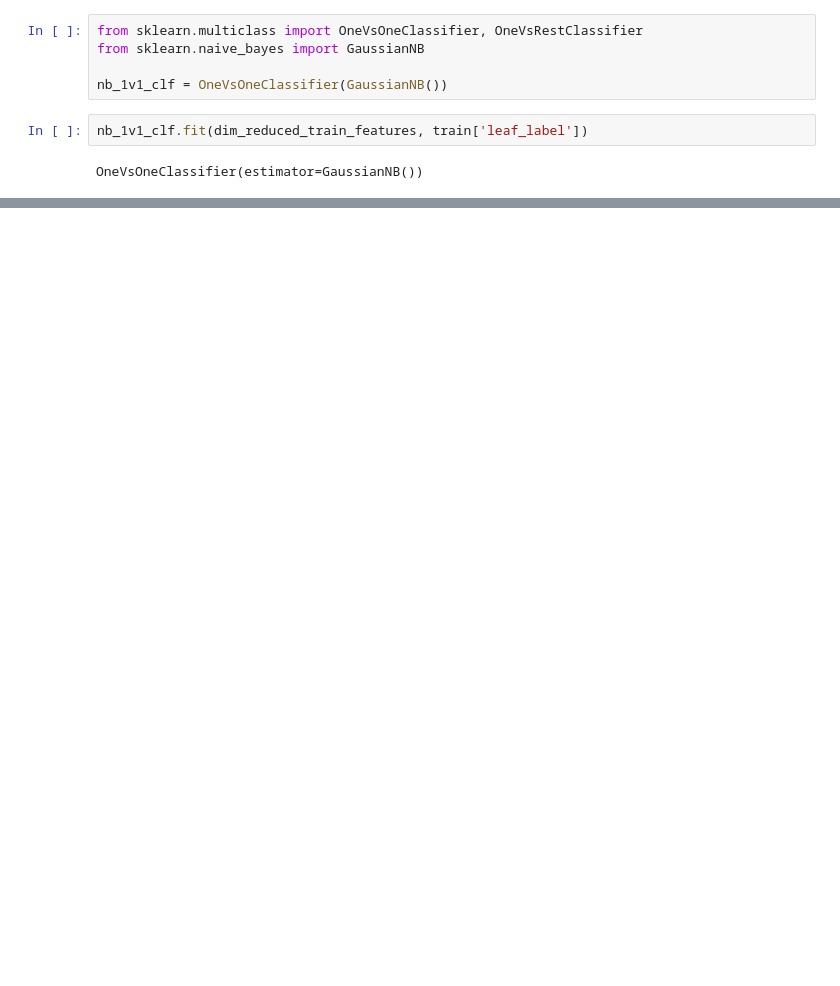
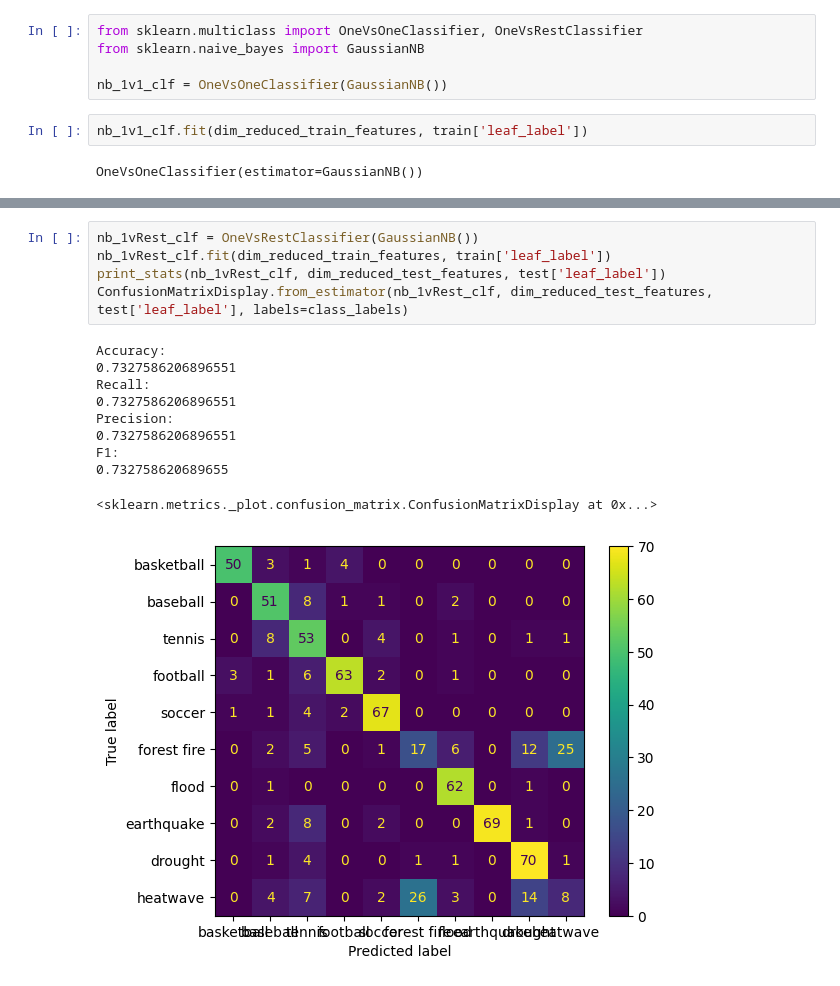
Before and after one commit to papaymaguire/ece219-project1, a Jupyter notebook: project1/notebooks/question09.ipynb, the cells around one changed output, grey strips where cells are left out. Cells and saved outputs as stored; diff of their text form; blank space fills up the shorter version.

```diff
--- a/project1/notebooks/question09.ipynb
+++ b/project1/notebooks/question09.ipynb
@@ -60,0 +129,16 @@ ValueError: Target is multiclass but average='binary'. Please choose another ave
+# %%
+nb_1vRest_clf = OneVsRestClassifier(GaussianNB())
+nb_1vRest_clf.fit(dim_reduced_train_features, train['leaf_label'])
+print_stats(nb_1vRest_clf, dim_reduced_test_features, test['leaf_label'])
+ConfusionMatrixDisplay.from_estimator(nb_1vRest_clf, dim_reduced_test_features, test['leaf_label'], labels=class_labels)
+# %% [output]
+Accuracy:
+0.7327586206896551
+Recall:
+0.7327586206896551
+Precision:
+0.7327586206896551
+F1:
+0.732758620689655
+<sklearn.metrics._plot.confusion_matrix.ConfusionMatrixDisplay at 0x...>
+[figure, added]
```
Also changed, not shown: parts of 29 cells of this notebook.
